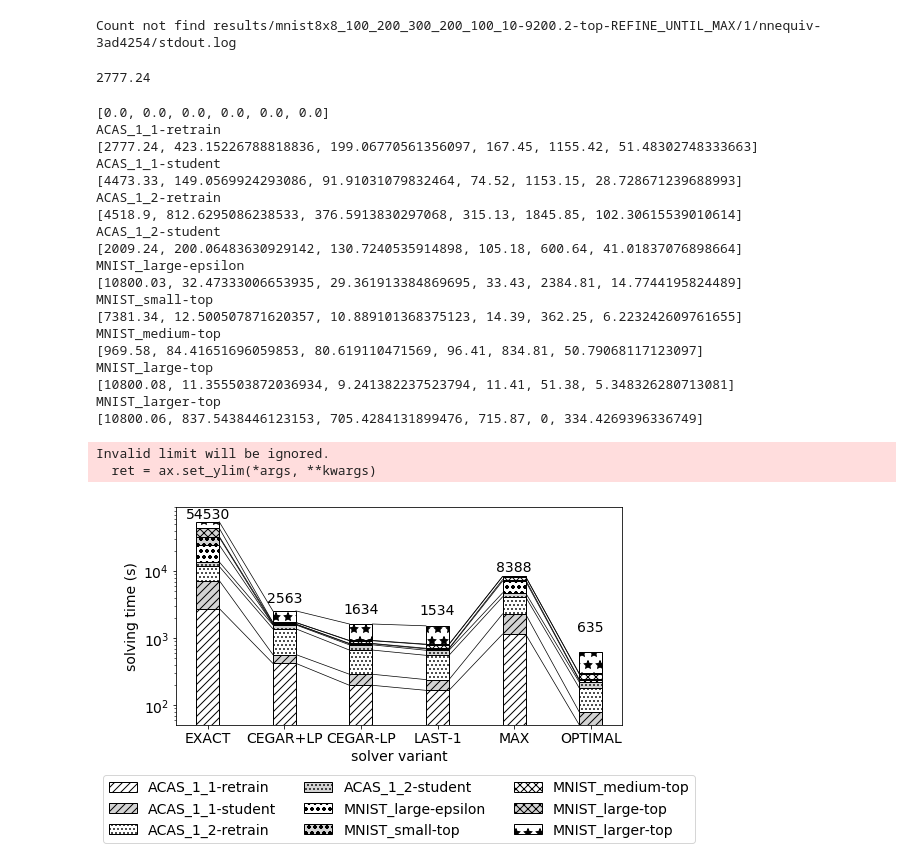
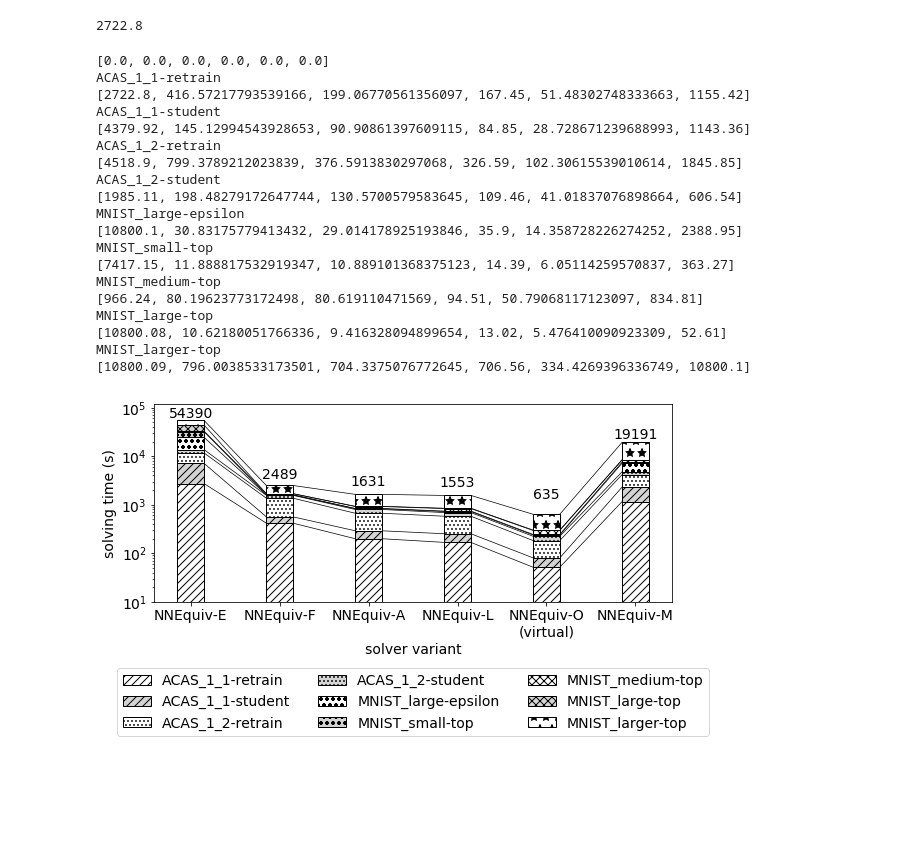
Before and after one commit to samysweb/nnequiv-experiments, a Jupyter notebook: analysis/Solved Instances-Versions-Star.ipynb, the cells around one changed output. Cells and saved outputs as stored; diff of their text form; code cells hidden in the pictures; blank space fills up the shorter version.

Commit message:
Final version of solved instances figure

```diff
--- a/analysis/Solved Instances-Versions-Star.ipynb
+++ b/analysis/Solved Instances-Versions-Star.ipynb
@@ -26,7 +26,7 @@ commit = '3ad4254'
 out_handlers=[parse.CegarOptimal]
 err_handlers=[parse.RunLim]
 both_handlers=[parse.NNEquivResultHandler]
-num_runs=1
+num_runs=3
 # %%
 variant_runs = {}
 for v in variants:
@@ -46,8 +46,6 @@ for v in variants:
                 )
             except (FileNotFoundError, Exception):
                 print(f"Count not find "+b+"-"+v+"/"+str(i)+"/nnequiv-"+commit+"/stdout.log")
-# %% [output]
-Count not find results/mnist8x8_100_200_300_200_100_10-9200.2-top-REFINE_UNTIL_MAX/1/nnequiv-3ad4254/stdout.log
 # %%
 v = "CEGAR_OPTIMAL"
 commit = '7c76ed1'
@@ -83,7 +81,7 @@ for v in variants:
 
 print(variants_median["DONT"]["results/ACASXU_run2a_1_1_batch_2000-retrain-1-0.05"].get_val(['runlim','real']))
 # %% [output]
-2777.24
+2722.8
 # %%
 from cycler import cycler
 # %%
@@ -96,16 +94,16 @@ variants = [
     'CEGAR+LP',
     'CEGAR-LP',
     'REFINE_UNTIL_LAST_OPTIMISTIC1',
+    'OPTIMAL',
     'REFINE_UNTIL_MAX',
-    'OPTIMAL',
 ]
 labels = [
-    'EXACT',
-    'CEGAR+LP',
-    'CEGAR-LP',
-    'LAST-1',
-    'MAX',
-    'OPTIMAL'
+    'NNEquiv-E',
+    'NNEquiv-F',
+    'NNEquiv-A',
+    'NNEquiv-L',
+    'NNEquiv-O\n(virtual)',
+    'NNEquiv-M',
 ]
 benchmarks_labels = {
 "results/ACASXU_run2a_1_1_batch_2000-retrain-1-0.05":"ACAS_1_1-retrain",
@@ -121,7 +119,9 @@ benchmarks_labels = {
 }
 plt.rcParams.update({'font.size': 14})
 width=0.3
-fig, ax = plt.subplots()
+fig = plt.figure(figsize=(9,5))
+ax  = fig.add_subplot(111)
+ax.set_position([0.12,0.4,0.8,0.55])
 bottom = [0.0]*len(labels)
 print(bottom)
 for b in benchmarks:
@@ -149,46 +149,47 @@ for b in benchmarks:
             if v is None:
                 vals.append(0)
             else:
                 vals.append(v)
         if i >= 1 and v is not None and last_val is not None:
             ax.plot([i-1+(width/2),i-(width/2)],[last_val+bottom[i-1], v+bottom[i]],color='black',linewidth=0.7)
         last_val=v
     print(benchmarks_labels[b])
     print(vals)
     ax.bar(labels, vals, 0.3, label=benchmarks_labels[b], bottom=bottom, linewidth=1, edgecolor='black', **next(styles))
+    #ax.plot(labels, vals, label=benchmarks_labels[b], linewidth=1,zorder=10)
     bottom=np.array(bottom)+np.array([v if v is not None else 0 for v in vals])
 for i, b in enumerate(bottom):
     ax.text(i, b+500,
                 f"{b:.0f}",
                 ha='center', va='bottom', rotation=0)
 ax.set_yscale('log')
-fig.set_figwidth(8)
-fig.set_figheight(4)
-plt.ylim((0,90000))
+#fig.set_figwidth(8)
+#fig.set_figheight(4)
+#plt.ylim((5,90000))
+plt.ylim((10,120000))
 ax.set_ylabel('solving time (s)')
 ax.set_xlabel('solver variant')
-plt.legend(loc='upper center',bbox_to_anchor=(0.5, -0.2),ncol=3)
+plt.legend(loc='upper center',bbox_to_anchor=(0.5, -0.3),ncol=3)
 plt.show()
+fig.savefig('versions.png',dpi=400)
 # %% [output]
 [0.0, 0.0, 0.0, 0.0, 0.0, 0.0]
 ACAS_1_1-retrain
-[2777.24, 423.15226788818836, 199.06770561356097, 167.45, 1155.42, 51.48302748333663]
+[2722.8, 416.57217793539166, 199.06770561356097, 167.45, 51.48302748333663, 1155.42]
 ACAS_1_1-student
-[4473.33, 149.0569924293086, 91.91031079832464, 74.52, 1153.15, 28.728671239688993]
+[4379.92, 145.12994543928653, 90.90861397609115, 84.85, 28.728671239688993, 1143.36]
 ACAS_1_2-retrain
-[4518.9, 812.6295086238533, 376.5913830297068, 315.13, 1845.85, 102.30615539010614]
+[4518.9, 799.3789212023839, 376.5913830297068, 326.59, 102.30615539010614, 1845.85]
 ACAS_1_2-student
-[2009.24, 200.06483630929142, 130.7240535914898, 105.18, 600.64, 41.01837076898664]
+[1985.11, 198.48279172647744, 130.5700579583645, 109.46, 41.01837076898664, 606.54]
 MNIST_large-epsilon
-[10800.03, 32.47333006653935, 29.361913384869695, 33.43, 2384.81, 14.7744195824489]
+[10800.1, 30.83175779413432, 29.014178925193846, 35.9, 14.358728226274252, 2388.95]
 MNIST_small-top
-[7381.34, 12.500507871620357, 10.889101368375123, 14.39, 362.25, 6.223242609761655]
+[7417.15, 11.888817532919347, 10.889101368375123, 14.39, 6.05114259570837, 363.27]
 MNIST_medium-top
-[969.58, 84.41651696059853, 80.619110471569, 96.41, 834.81, 50.79068117123097]
+[966.24, 80.19623773172498, 80.619110471569, 94.51, 50.79068117123097, 834.81]
 MNIST_large-top
-[10800.08, 11.355503872036934, 9.241382237523794, 11.41, 51.38, 5.348326280713081]
+[10800.08, 10.62180051766336, 9.416328094899654, 13.02, 5.476410090923309, 52.61]
 MNIST_larger-top
-[10800.06, 837.5438446123153, 705.4284131899476, 715.87, 0, 334.4269396336749]
+[10800.09, 796.0038533173501, 704.3375076772645, 706.56, 334.4269396336749, 10800.1]
-Invalid limit will be ignored.
-  ret = ax.set_ylim(*args, **kwargs)
-[figure, old version]
+[figure, new version]
```
